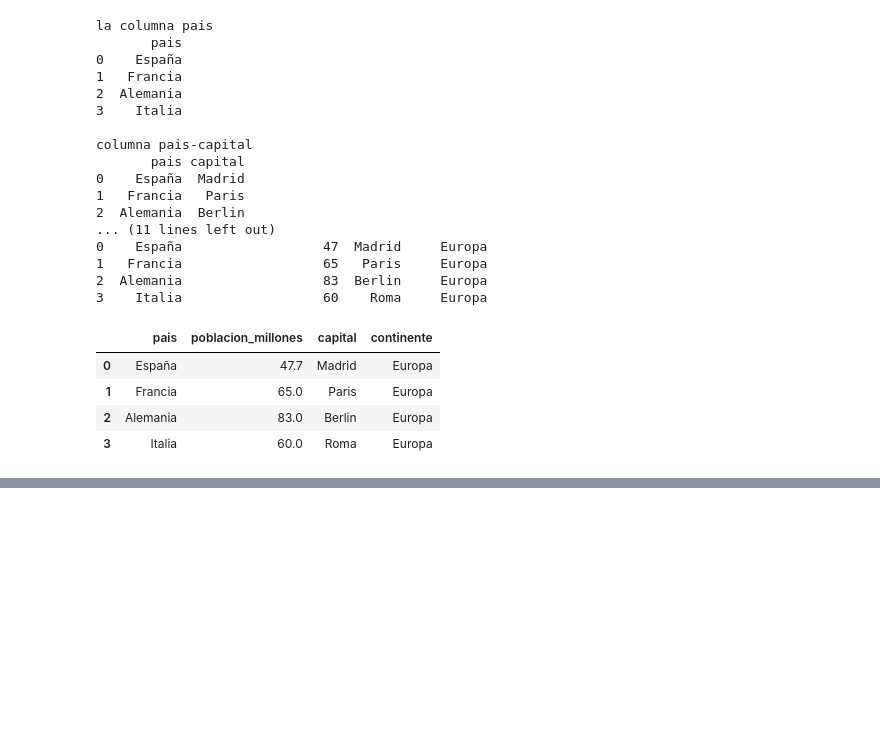
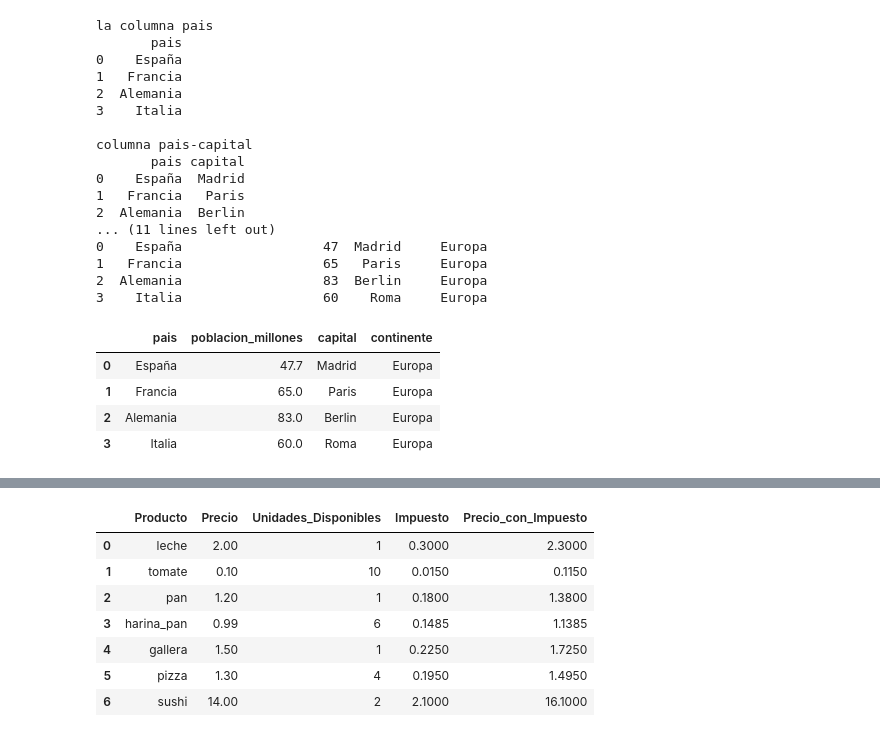
Before and after one commit to aiorodt/Python-Prep, a Jupyter notebook: Alejandro IA/modulo 2/Panda.ipynb, the cells around one changed output, grey strips where cells are left out. Drawn from its saved outputs; the diff is of its cells as text; code cells hidden in the pictures; blank space fills up the shorter version.

```diff
--- a/Alejandro IA/modulo 2/Panda.ipynb
+++ b/Alejandro IA/modulo 2/Panda.ipynb
@@ -494,0 +589,17 @@ columna pais-capital
+# %%
+#Problema 5: Renombrar una Columna
+#Objetivo: Cambia el nombre de la columna Cantidad a Unidades_Disponibles en el
+#DataFrame
+#Usa el método .rename() con el parámetro columns. No olvides el parámetro
+#inplace=True o reasignar el DataFrame
+df_ventas.rename(columns={"Cantidad":"Unidades_Disponibles"},inplace=True)
+display(df_ventas)
+# %% [output]
+|  | Producto | Precio | Unidades_Disponibles | Impuesto | Precio_con_Impuesto |
+| 0 | leche | 2.00 | 1 | 0.3000 | 2.3000 |
+| 1 | tomate | 0.10 | 10 | 0.0150 | 0.1150 |
+| 2 | pan | 1.20 | 1 | 0.1800 | 1.3800 |
+| 3 | harina_pan | 0.99 | 6 | 0.1485 | 1.1385 |
+| 4 | gallera | 1.50 | 1 | 0.2250 | 1.7250 |
+| 5 | pizza | 1.30 | 4 | 0.1950 | 1.4950 |
+| 6 | sushi | 14.00 | 2 | 2.1000 | 16.1000 |
```
Also changed, not shown: parts of 6 cells of this notebook.
